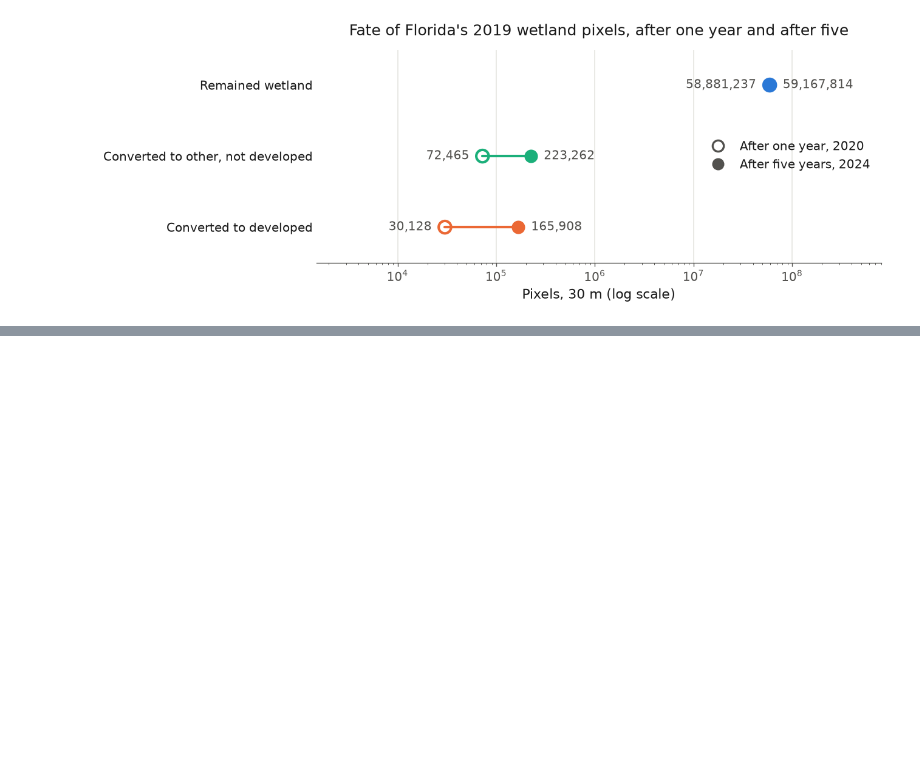
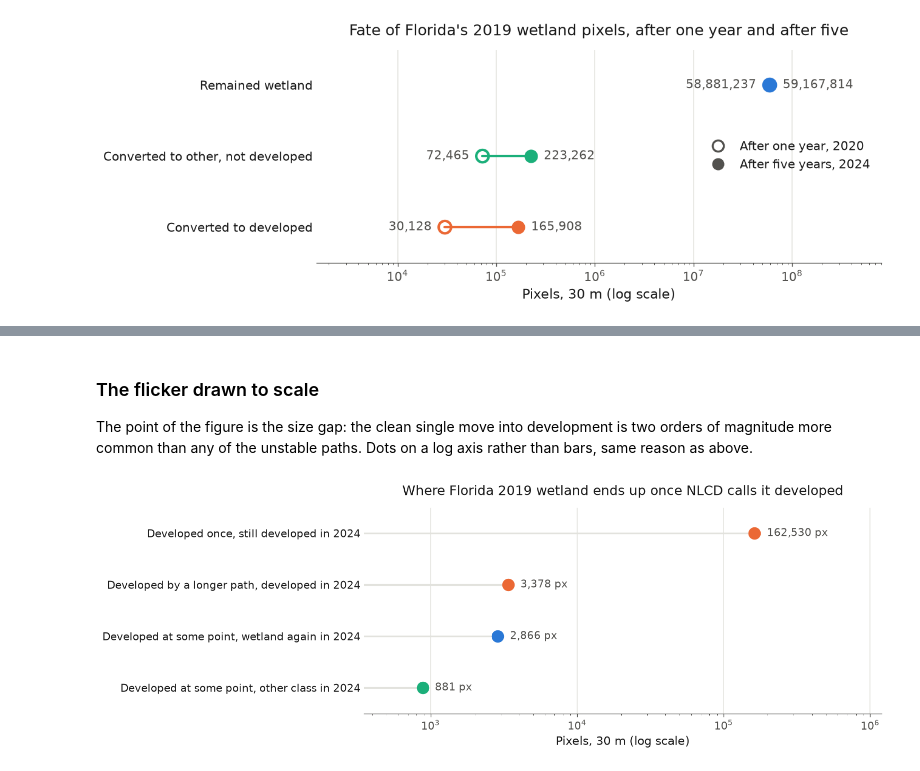
Before and after one commit to joshstallings/wetland_conversion, a Jupyter notebook: experiment.ipynb, the cells around one changed output, grey strips where cells are left out. Drawn from its saved outputs; the diff is of its cells as text; code cells hidden in the pictures; blank space fills up the shorter version.

```diff
--- a/experiment.ipynb
+++ b/experiment.ipynb
@@ -216,0 +449,44 @@ plt.show()
+# %% [markdown]
+### The flicker drawn to scale
+
+The point of the figure is the size gap: the clean single move into development
+is two orders of magnitude more common than any of the unstable paths. Dots on a
+log axis rather than bars, same reason as above.
+# %%
+# the state coding happens to match CLASS_COLORS' keys, wetland 0, developed 1,
+# other 2, so color still means destination class exactly as in the panels above
+categories = [
+    ("Developed once, still developed in 2024", int((developed_2024 & (n_changes == 1)).sum()), DEVELOPED),
+    ("Developed by a longer path, developed in 2024", int((developed_2024 & (n_changes > 1)).sum()), DEVELOPED),
+    ("Developed at some point, wetland again in 2024", int((left_developed & wetland_2024).sum()), WETLAND),
+    ("Developed at some point, other class in 2024", int((left_developed & other_2024).sum()), OTHER),
+]
+assert sum(c for _, c, _ in categories) == int(ever_developed.sum())
+
+fig, ax = plt.subplots(figsize=(10.5, 4.2))
+x_left = 350
+
+for i, (label, count, state) in enumerate(categories):
+    # leader line back to the y label, not a bar: length means nothing on a log
+    # axis, the dot is the only thing carrying the count
+    ax.plot([x_left, count], [i, i], color=GRID, lw=2, zorder=1, solid_capstyle="round")
+    ax.scatter([count], [i], s=170, color=CLASS_COLORS[state], zorder=3)
+    ax.annotate(f"{count:,} px", xy=(count, i), xytext=(14, 0),
+                textcoords="offset points", ha="left", va="center",
+                fontsize=12, color=MUTED)
+
+ax.set_xscale("log")
+ax.set_xlim(x_left, 1.2e6)
+ax.set_yticks(range(len(categories)), [c[0] for c in categories])
+ax.set_ylim(len(categories) - 0.5, -0.5)
+ax.set_xlabel("Pixels, 30 m (log scale)")
+ax.set_title("Where Florida 2019 wetland ends up once NLCD calls it developed")
+ax.spines[["top", "right", "left"]].set_visible(False)
+ax.tick_params(axis="y", length=0)
+ax.grid(axis="x", color=GRID, linewidth=0.9, zorder=0)
+ax.set_axisbelow(True)
+
+fig.savefig(FLICKER_FIG_DIR / "developed_path_stability.png")
+plt.show()
+# %% [output]
+[figure, added]
```
Also changed, not shown: parts of 6 cells of this notebook, 5 other files.
